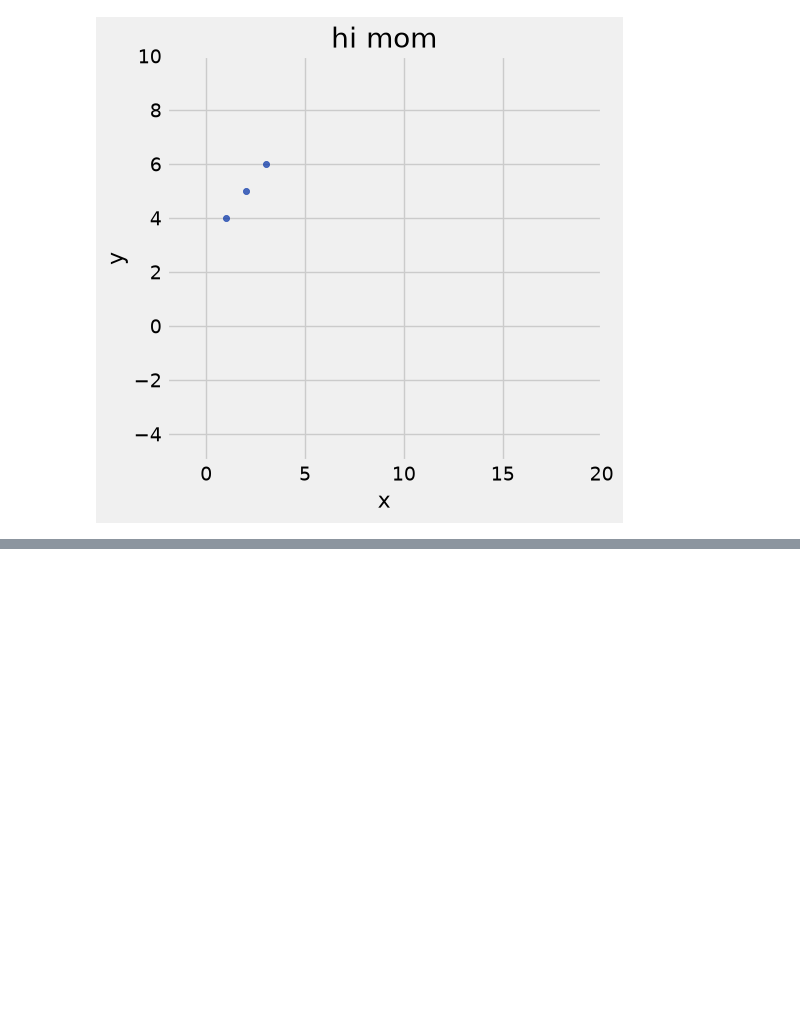
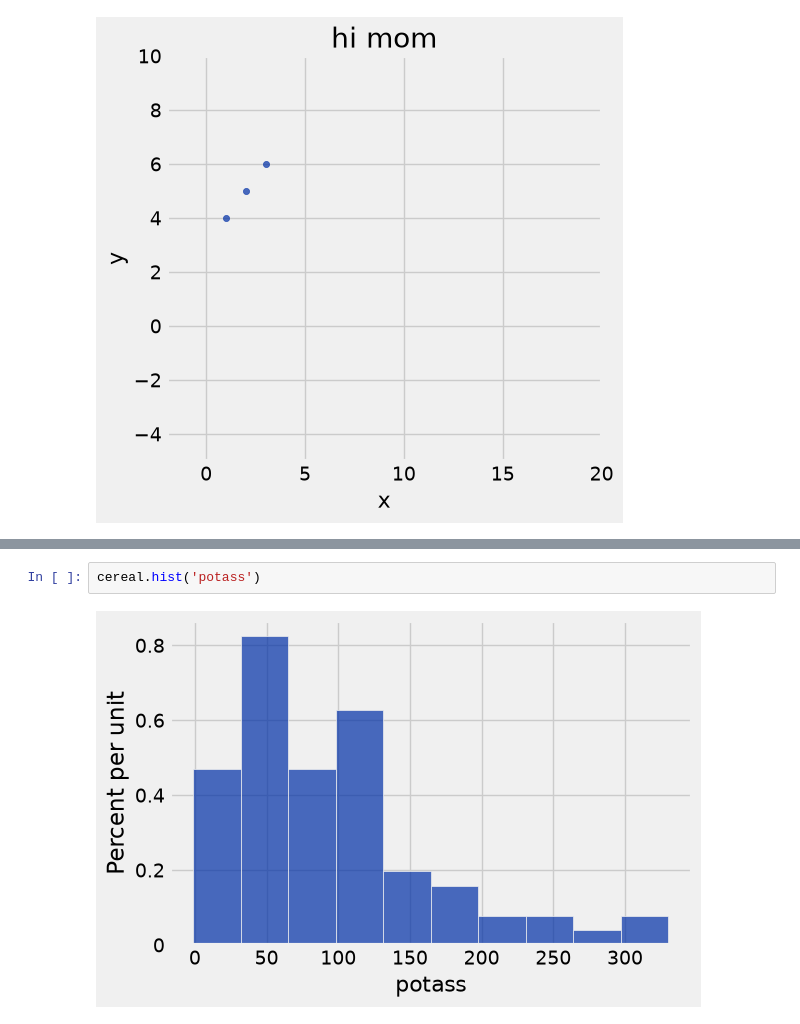
Before and after one commit to lawtonsclass/f26-code-from-class, a Jupyter notebook: data8/ch07.ipynb, the cells around one changed output, grey strips where cells are left out. Saved outputs shown, nothing was run; the diff lists cells and outputs as text; blank space fills up the shorter version.

```diff
--- a/data8/ch07.ipynb
+++ b/data8/ch07.ipynb
@@ -651,0 +676,4 @@ plots.xlim(-2, 20); # a semicolon here prevents the default output of the last l
+# %%
+cereal.hist('potass')
+# %% [output]
+[figure, added]
```
Also changed, not shown: parts of 12 cells of this notebook.
